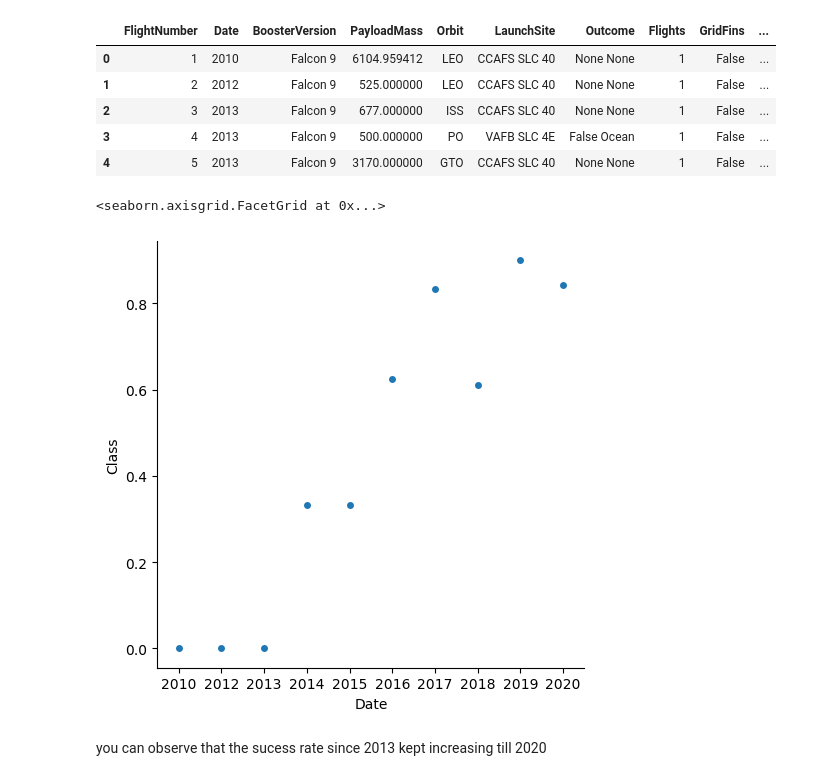
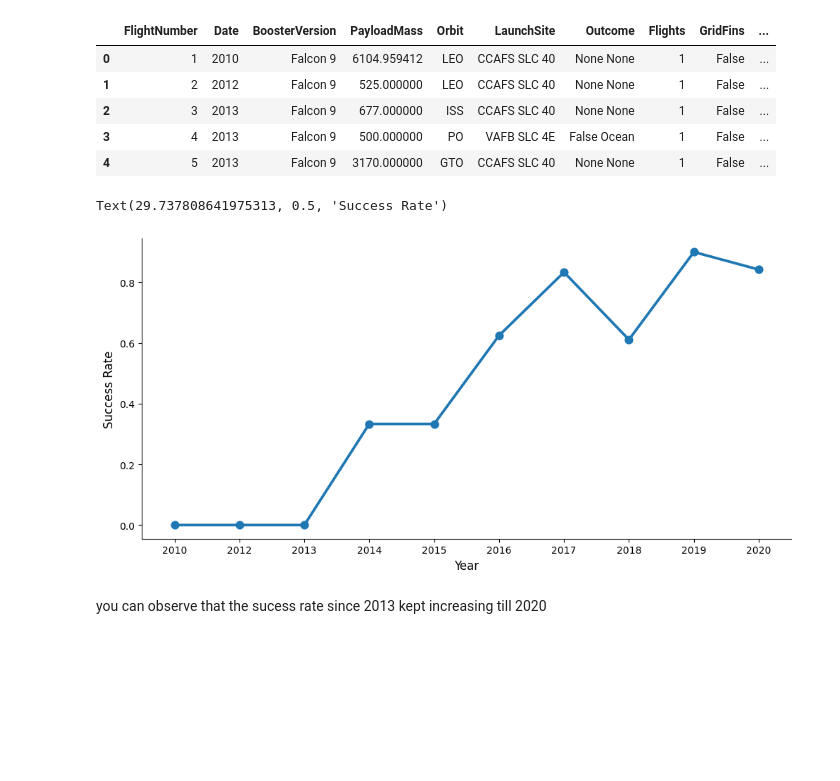
Before and after one commit to YanranChen/IBM-Data-Science, a Jupyter notebook: C10_Applied_Data_Science_Capstone/M2_EDA/M2Lab2_edadataviz.ipynb, the cells around one changed output. Drawn from its saved outputs; the diff is of its cells as text; code cells hidden in the pictures; blank space fills up the shorter version.

```diff
--- a/C10_Applied_Data_Science_Capstone/M2_EDA/M2Lab2_edadataviz.ipynb
+++ b/C10_Applied_Data_Science_Capstone/M2_EDA/M2Lab2_edadataviz.ipynb
@@ -184,10 +190,12 @@ df.head()
 # %%
 # Plot a line chart with x axis to be the extracted year and y axis to be the success rate
 df_year = df.groupby('Date', as_index=False)['Class'].mean()
-sns.catplot(data=df_year, x='Date', y='Class')
+sns.catplot(kind='point', data=df_year, x='Date', y='Class', aspect=2)
+plt.xlabel("Year",fontsize=12)
+plt.ylabel("Success Rate",fontsize=12)
 # %% [output]
-<seaborn.axisgrid.FacetGrid at 0x...>
+Text(29.737808641975313, 0.5, 'Success Rate')
-[figure, old version]
+[figure, new version]
 # %% [markdown]
 you can observe that the sucess rate since 2013 kept increasing till 2020
 # %% [markdown]
```
Also changed, not shown: parts of 4 cells of this notebook.
